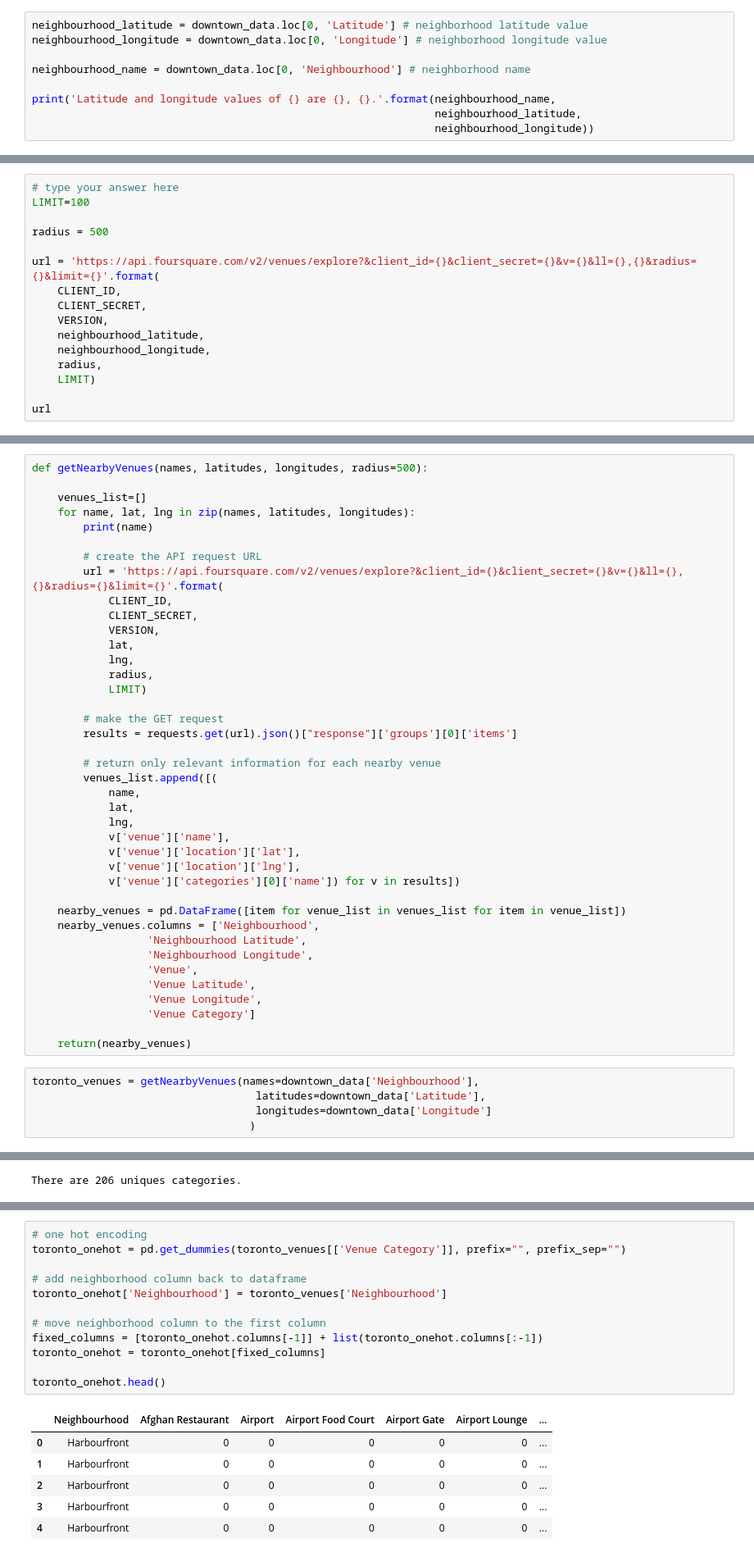
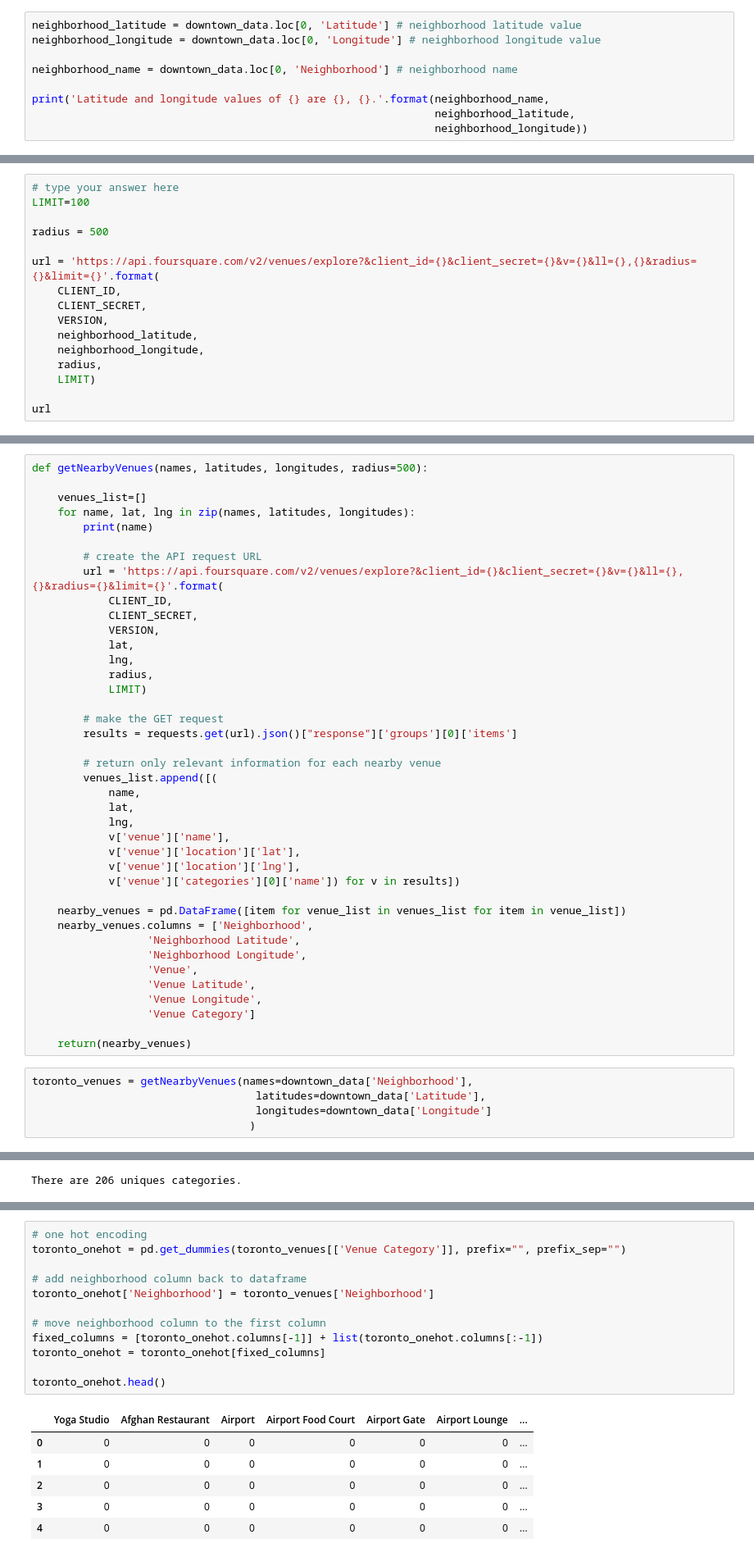
Before and after one commit to aparnarepo/Coursera_Capstone, a Jupyter notebook: torontopincodes.ipynb, the cells around one changed output, grey strips where cells are left out. Shown at 82% size. Drawn from its saved outputs; the diff is of its cells as text.

```diff
--- a/torontopincodes.ipynb
+++ b/torontopincodes.ipynb
@@ -294,14 +304,14 @@ downtown_data.loc[0, 'Neighbourhood']
 # %% [markdown]
 **Get the latitude and longitude of Harbourfront**
 # %%
-neighbourhood_latitude = downtown_data.loc[0, 'Latitude'] # neighborhood latitude value
-neighbourhood_longitude = downtown_data.loc[0, 'Longitude'] # neighborhood longitude value
+neighborhood_latitude = downtown_data.loc[0, 'Latitude'] # neighborhood latitude value
+neighborhood_longitude = downtown_data.loc[0, 'Longitude'] # neighborhood longitude value
 
-neighbourhood_name = downtown_data.loc[0, 'Neighbourhood'] # neighborhood name
+neighborhood_name = downtown_data.loc[0, 'Neighborhood'] # neighborhood name
 
-print('Latitude and longitude values of {} are {}, {}.'.format(neighbourhood_name,
-                                                               neighbourhood_latitude,
-                                                               neighbourhood_longitude))
+print('Latitude and longitude values of {} are {}, {}.'.format(neighborhood_name,
+                                                               neighborhood_latitude,
+                                                               neighborhood_longitude))
 # %% [output]
 Latitude and longitude values of Harbourfront are 43.6542599, -79.3606359.
 # %% [markdown]
@@ -316,8 +326,8 @@ url = 'https://api.foursquare.com/v2/venues/explore?&client_id={}&client_secret=
     CLIENT_ID,
     CLIENT_SECRET,
     VERSION,
-    neighbourhood_latitude,
-    neighbourhood_longitude,
+    neighborhood_latitude,
+    neighborhood_longitude,
     radius,
     LIMIT)
 
@@ -448,9 +458,9 @@ def getNearbyVenues(names, latitudes, longitudes, radius=500):
             v['venue']['categories'][0]['name']) for v in results])
 
     nearby_venues = pd.DataFrame([item for venue_list in venues_list for item in venue_list])
-    nearby_venues.columns = ['Neighbourhood',
-                  'Neighbourhood Latitude',
-                  'Neighbourhood Longitude',
+    nearby_venues.columns = ['Neighborhood',
+                  'Neighborhood Latitude',
+                  'Neighborhood Longitude',
                   'Venue',
                   'Venue Latitude',
                   'Venue Longitude',
@@ -458,7 +468,7 @@ def getNearbyVenues(names, latitudes, longitudes, radius=500):
 
     return(nearby_venues)
 # %%
-toronto_venues = getNearbyVenues(names=downtown_data['Neighbourhood'],
+toronto_venues = getNearbyVenues(names=downtown_data['Neighborhood'],
                                    latitudes=downtown_data['Latitude'],
                                    longitudes=downtown_data['Longitude']
                                   )
@@ -525,19 +535,19 @@ There are 206 uniques categories.
 # %%
 # one hot encoding
 toronto_onehot = pd.get_dummies(toronto_venues[['Venue Category']], prefix="", prefix_sep="")
 
 # add neighborhood column back to dataframe
-toronto_onehot['Neighbourhood'] = toronto_venues['Neighbourhood']
+toronto_onehot['Neighborhood'] = toronto_venues['Neighborhood']
 
 # move neighborhood column to the first column
 fixed_columns = [toronto_onehot.columns[-1]] + list(toronto_onehot.columns[:-1])
 toronto_onehot = toronto_onehot[fixed_columns]
 
 toronto_onehot.head()
 # %% [output]
-|  | Neighbourhood | Afghan Restaurant | Airport | Airport Food Court | Airport Gate | Airport Lounge | ... |
-| 0 | Harbourfront | 0 | 0 | 0 | 0 | 0 | ... |
-| 1 | Harbourfront | 0 | 0 | 0 | 0 | 0 | ... |
-| 2 | Harbourfront | 0 | 0 | 0 | 0 | 0 | ... |
-| 3 | Harbourfront | 0 | 0 | 0 | 0 | 0 | ... |
-| 4 | Harbourfront | 0 | 0 | 0 | 0 | 0 | ... |
+|  | Yoga Studio | Afghan Restaurant | Airport | Airport Food Court | Airport Gate | Airport Lounge | ... |
+| 0 | 0 | 0 | 0 | 0 | 0 | 0 | ... |
+| 1 | 0 | 0 | 0 | 0 | 0 | 0 | ... |
+| 2 | 0 | 0 | 0 | 0 | 0 | 0 | ... |
+| 3 | 0 | 0 | 0 | 0 | 0 | 0 | ... |
+| 4 | 0 | 0 | 0 | 0 | 0 | 0 | ... |
```
Also changed, not shown: parts of 34 cells of this notebook.
